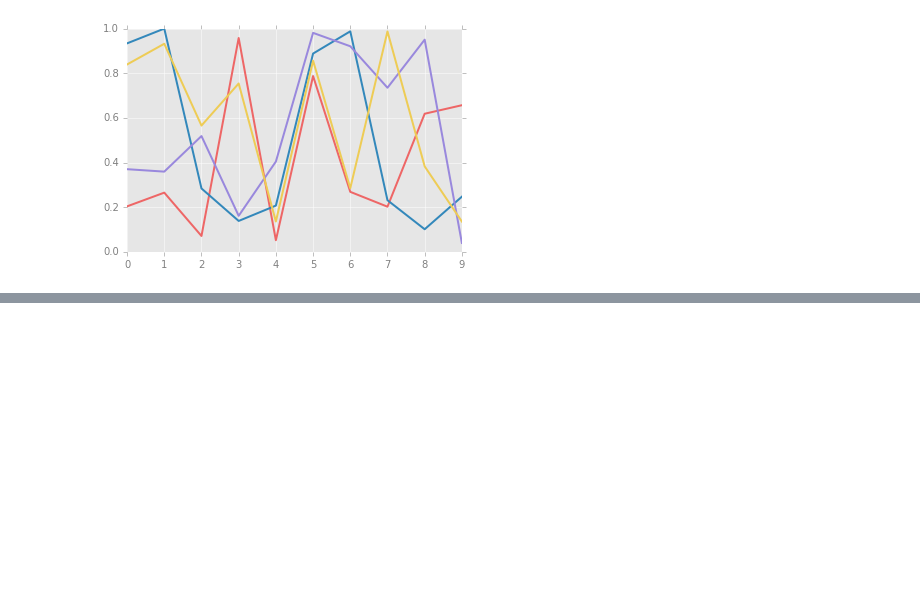
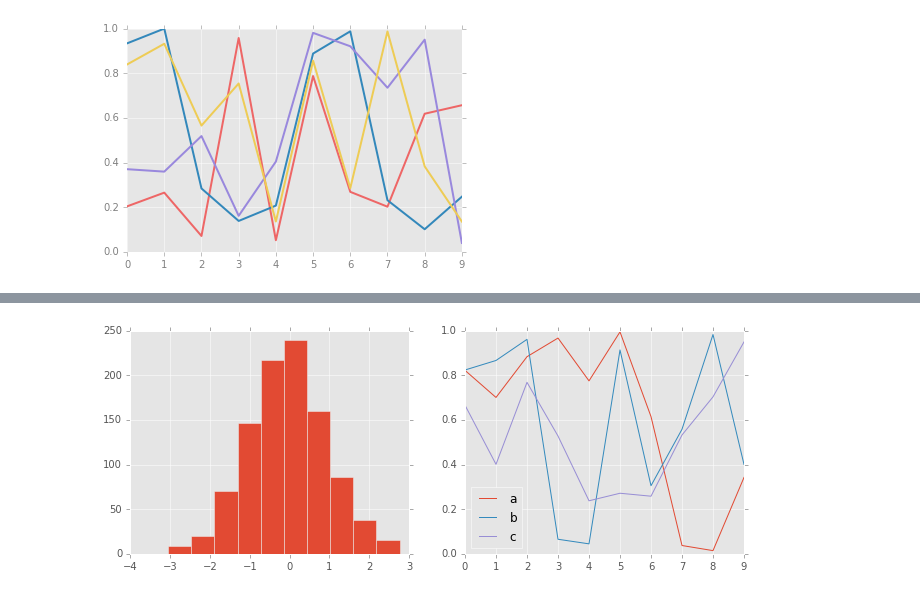
Before and after one commit to thimi0412/PythonDataScinence, a Jupyter notebook: matplotlib-pra/config_and_stylesheet.ipynb, the cells around one changed output, grey strips where cells are left out. Cells and saved outputs as stored; diff of their text form; code cells hidden in the pictures; blank space fills up the shorter version.

```diff
--- a/matplotlib-pra/config_and_stylesheet.ipynb
+++ b/matplotlib-pra/config_and_stylesheet.ipynb
@@ -67,0 +102,5 @@ for i in range(4):
+# %%
+with plt.style.context('ggplot'):
+    hist_and_lines()
+# %% [output]
+[figure, added]
```
Also changed, not shown: parts of 11 cells of this notebook, 1 other file.
